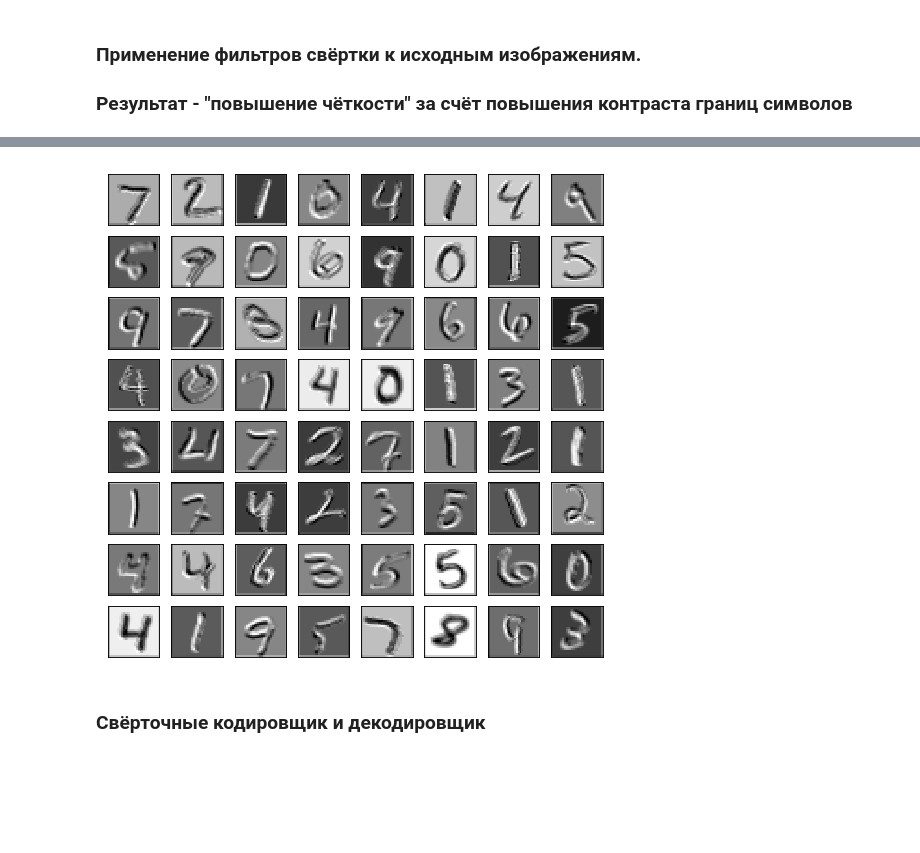
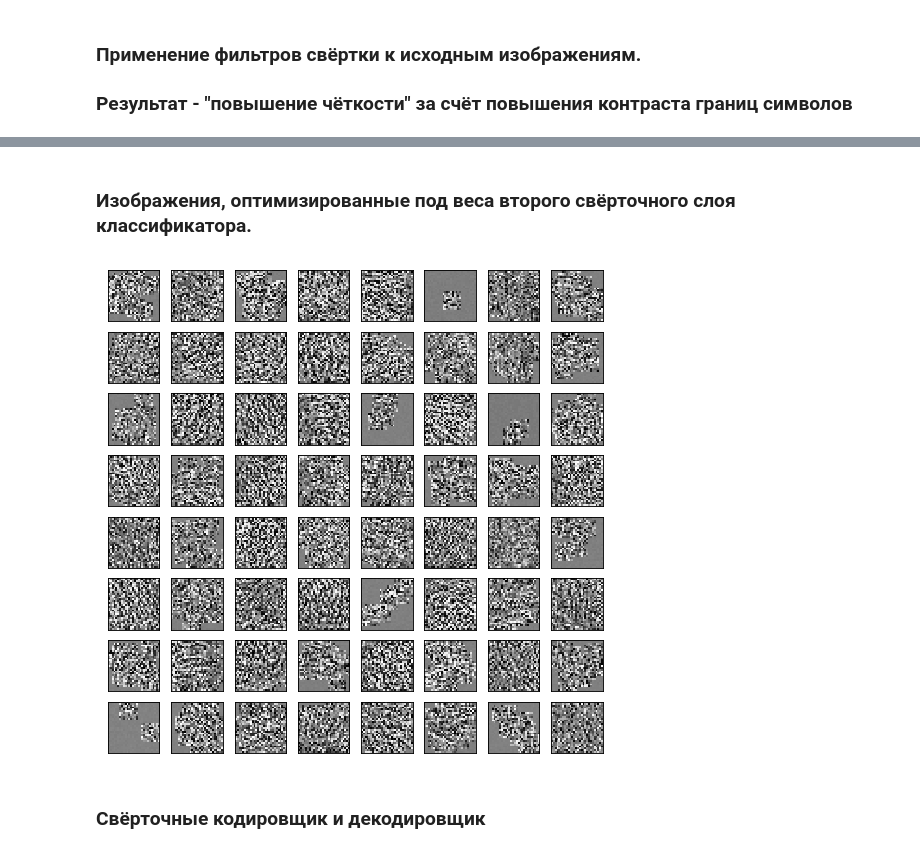
Before and after one commit to Alkud/OTUS_NN_HOMEWORKS, a Jupyter notebook: 05_CNN_AUTOENCODER/homework_cnn_autoencoder.ipynb, the cells around one changed output, grey strips where cells are left out. Saved outputs shown, nothing was run; the diff lists cells and outputs as text; code cells hidden in the pictures; blank space fills up the shorter version.

Commit message:
Homework#5 gradient ascent

```diff
--- a/05_CNN_AUTOENCODER/homework_cnn_autoencoder.ipynb
+++ b/05_CNN_AUTOENCODER/homework_cnn_autoencoder.ipynb
@@ -113,14 +104,12 @@ cl_avg_lambda = lambda l: f'loss: {l:.4f}'
 cl_acc_lambda = lambda c, p: f'accuracy: {c}/{len(test_loader.dataset)} ({p:.0f}%)'
 cl_line = lambda l, c, p: cl_avg_lambda(l) + '\t' + cl_acc_lambda(c, p)
 
-def test_classifier(model, loader, conv_masks=None, log=None):
+def test_classifier(model, loader, log=None):
     test_loss = 0
     correct = 0
     test_size = len(loader.sampler)
     with torch.no_grad():
         for data, target in test_loader:
-            if conv_masks is not None:
-                data = optimize_data(data, conv_masks)
             output = model(data)
             test_loss += model.loss(output, target, reduction='sum').item() # sum up batch loss
             pred = output.data.max(1, keepdim=True)[1] # get the index of the max log-probability
@@ -138,7 +127,7 @@ test_log = []
 # %%
 for epoch in range(1, 11):
     classifier_32_128.train()
-    train_classifier(epoch, classifier_32_128, conv_masks=None, log=train_log)
+    train_classifier(epoch, classifier_32_128, log=train_log)
     classifier_32_128.eval()
-    test_classifier(classifier_32_128, test_loader, conv_masks=None, log=test_log)
+    test_classifier(classifier_32_128, test_loader, log=test_log)
 # %% [output]
@@ -179,0 +225,7 @@ optimized_images = optimize_data(data, weight_to_plot)
+# %%
+optimized_images = []
+for i in range(32):
+    optimized_images.append(
+        input_gradient_ascent(classifier_32_128, 2, i, (1,1,28,28), 45)
+    )
+optimized_images = torch.cat(optimized_images)
@@ -180,7 +238,16 @@ optimized_images = optimize_data(data, weight_to_plot)
+# %%
+optimized_images = []
+for i in range(64):
+    optimized_images.append(
+        input_gradient_ascent(classifier_32_128, 5, i, (1,1,28,28), 45, need_activation=True)
+    )
+optimized_images = torch.cat(optimized_images)
+# %% [markdown]
+### Изображения, оптимизированные под веса второго свёрточного слоя классификатора.
 # %%
-plot_mnist(optimized_images[:64], (8,8))
+plot_mnist(optimized_images, (8,8))
 # %% [output]
-[figure, old version]
+[figure, new version]
 # %% [markdown]
 ### Свёрточные кодировщик и декодировщик
 # %%
```
Also changed, not shown: parts of 28 cells of this notebook.
